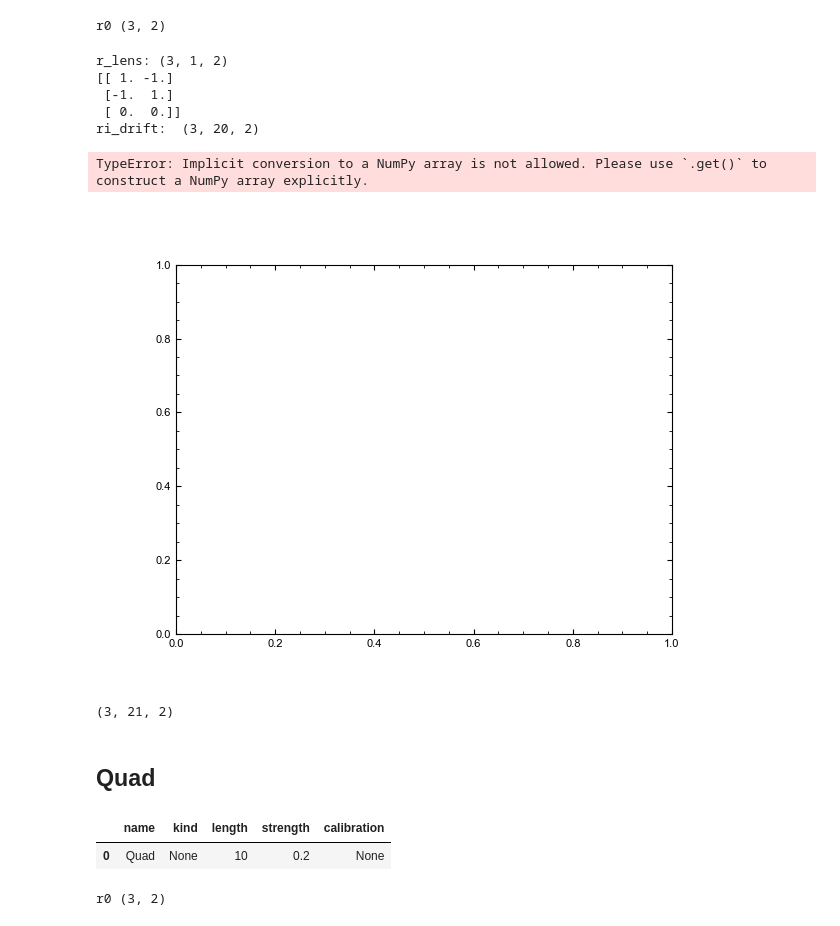
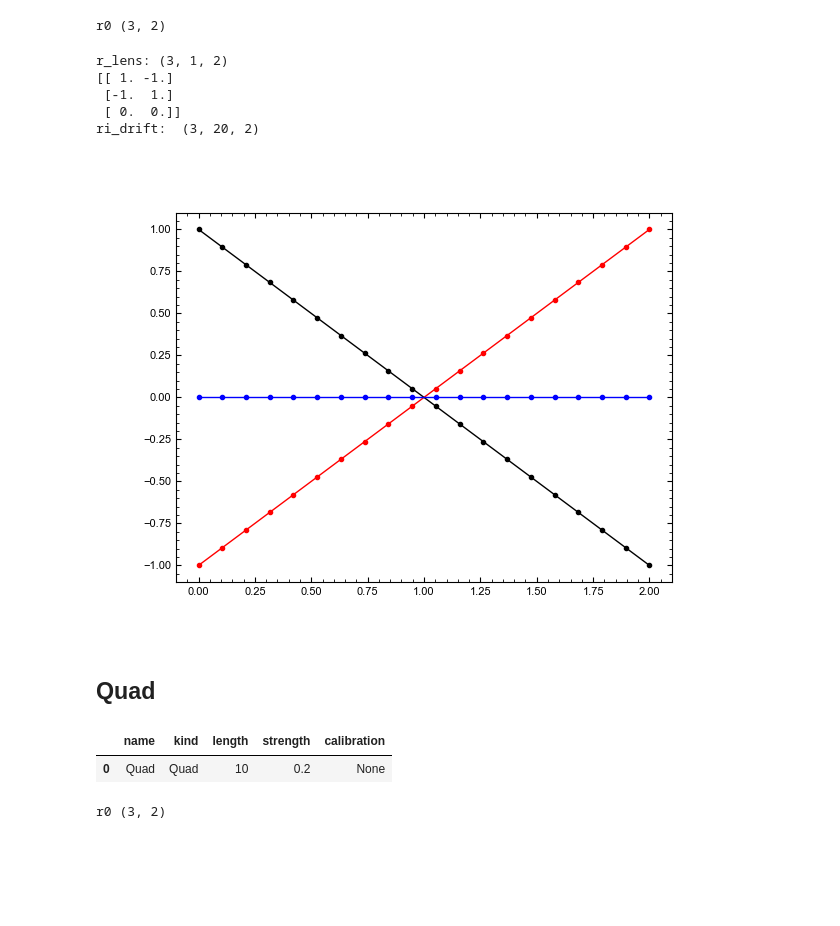
Before and after one commit to sea-ecosystem/rayTEM, a Jupyter notebook: examples/Packaged version testing.ipynb, the cells around one changed output. Drawn from its saved outputs; the diff is of its cells as text; code cells hidden in the pictures; blank space fills up the shorter version.

```diff
--- a/examples/Packaged version testing.ipynb
+++ b/examples/Packaged version testing.ipynb
@@ -104,29 +101,24 @@ print('r0',r0.shape)
 # %% [output]
 r0 (3, 2)
 # %%
-ri = lens.propogate_ray(r0, z=20)
+ri = lens.propogate_ray(r0)#, z=20)
 print('r_lens:',ri.shape)
 print(ri.squeeze())
 
 z = 20#xp.arange(0,2)
 ri2 = drift.propogate_ray(ri[:,-1], z=z)
 print('ri_drift: ',ri2.shape)
 
 fig, ax = plt.subplots()
 for path in ri2[...,0]:
     ax.plot(xp.linspace(0,drift.length, z), path, ls='-', marker='.')
 # %% [output]
 r_lens: (3, 1, 2)
 [[ 1. -1.]
  [-1.  1.]
  [ 0.  0.]]
 ri_drift:  (3, 20, 2)
-TypeError: Implicit conversion to a NumPy array is not allowed. Please use `.get()` to construct a NumPy array explicitly.
-[figure, old version]
+[figure, new version]
-# %%
-xp.append(ri, ri2, axis=1).shape
-# %% [output]
-(3, 21, 2)
 # %% [markdown]
 ## Quad
 # %%
@@ -134,9 +126,11 @@ from rayTEM.elements import Element1D
 # %%
-quad = Element1D(name='Quad', poles=4, length=10, strength=0.2)
+quad = Quadripole1D(name='Quad',# poles=4,
+                     length=10,
+                     strength=0.2)
 quad
 # %% [output]
 |  | name | kind | length | strength | calibration |
-| 0 | Quad | None | 10 | 0.2 | None |
+| 0 | Quad | Quad | 10 | 0.2 | None |
 # %%
 r0 = xp.array([[1,-1],
                [-1,1],
```
Also changed, not shown: parts of 8 cells of this notebook, 1 other file.
